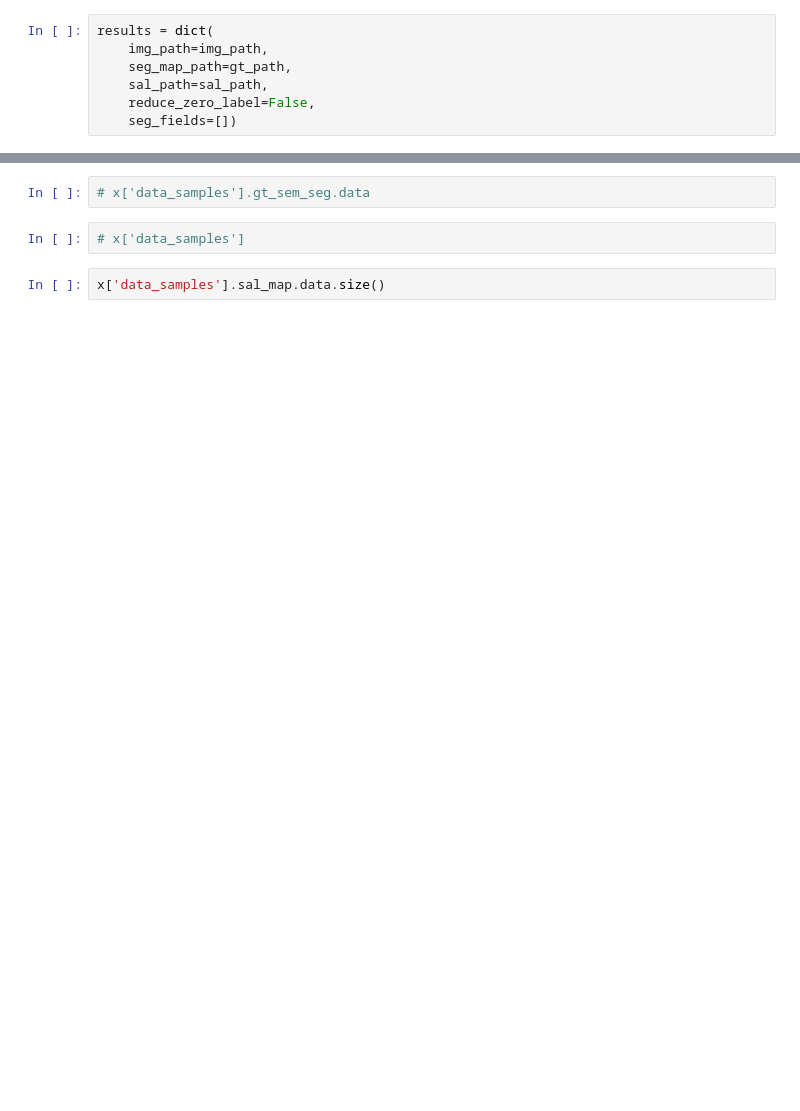
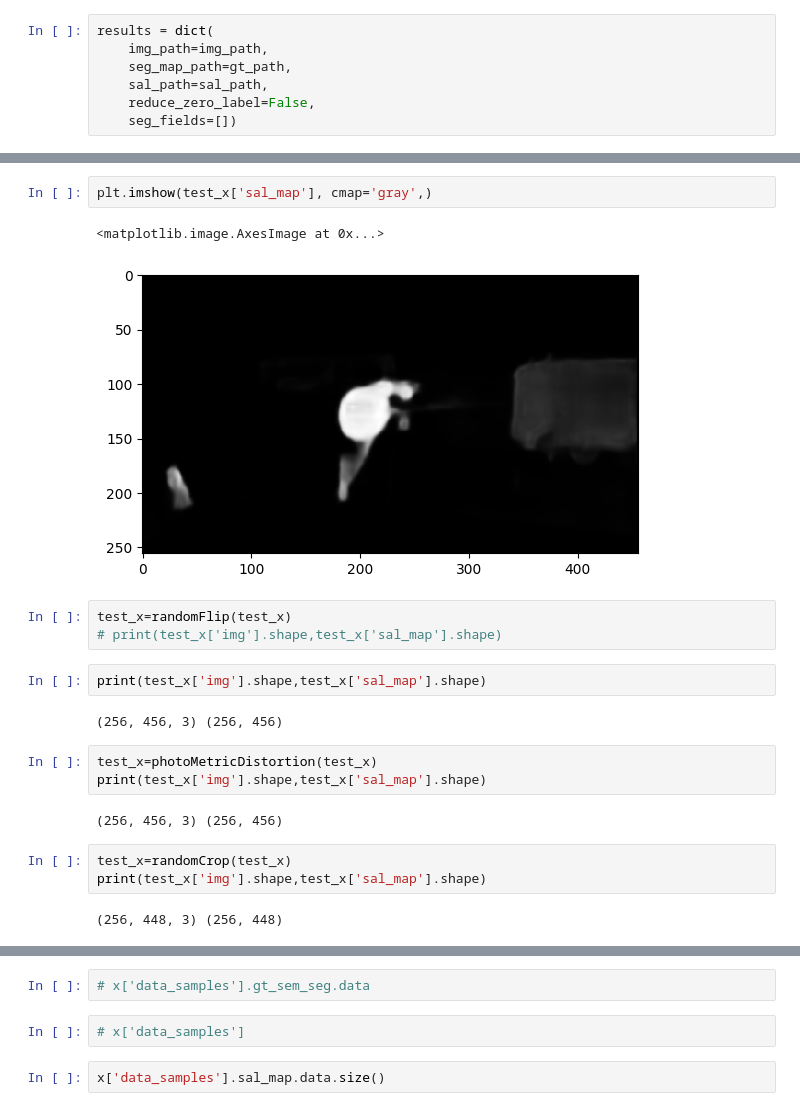
Before and after one commit to JimmyMa99/mmsegmentation, a Jupyter notebook: tools/analysis_tools/vis_data.ipynb, the cells around one changed output, grey strips where cells are left out. Saved outputs shown, nothing was run; the diff lists cells and outputs as text; blank space fills up the shorter version.

```diff
--- a/tools/analysis_tools/vis_data.ipynb
+++ b/tools/analysis_tools/vis_data.ipynb
@@ -55,0 +77,22 @@ results = dict(
+# %%
+plt.imshow(test_x['sal_map'], cmap='gray',)
+# %% [output]
+<matplotlib.image.AxesImage at 0x...>
+[figure, added]
+# %%
+test_x=randomFlip(test_x)
+# print(test_x['img'].shape,test_x['sal_map'].shape)
+# %%
+print(test_x['img'].shape,test_x['sal_map'].shape)
+# %% [output]
+(256, 456, 3) (256, 456)
+# %%
+test_x=photoMetricDistortion(test_x)
+print(test_x['img'].shape,test_x['sal_map'].shape)
+# %% [output]
+(256, 456, 3) (256, 456)
+# %%
+test_x=randomCrop(test_x)
+print(test_x['img'].shape,test_x['sal_map'].shape)
+# %% [output]
+(256, 448, 3) (256, 448)
```
Also changed, not shown: parts of 39 cells of this notebook, 13 other files.
